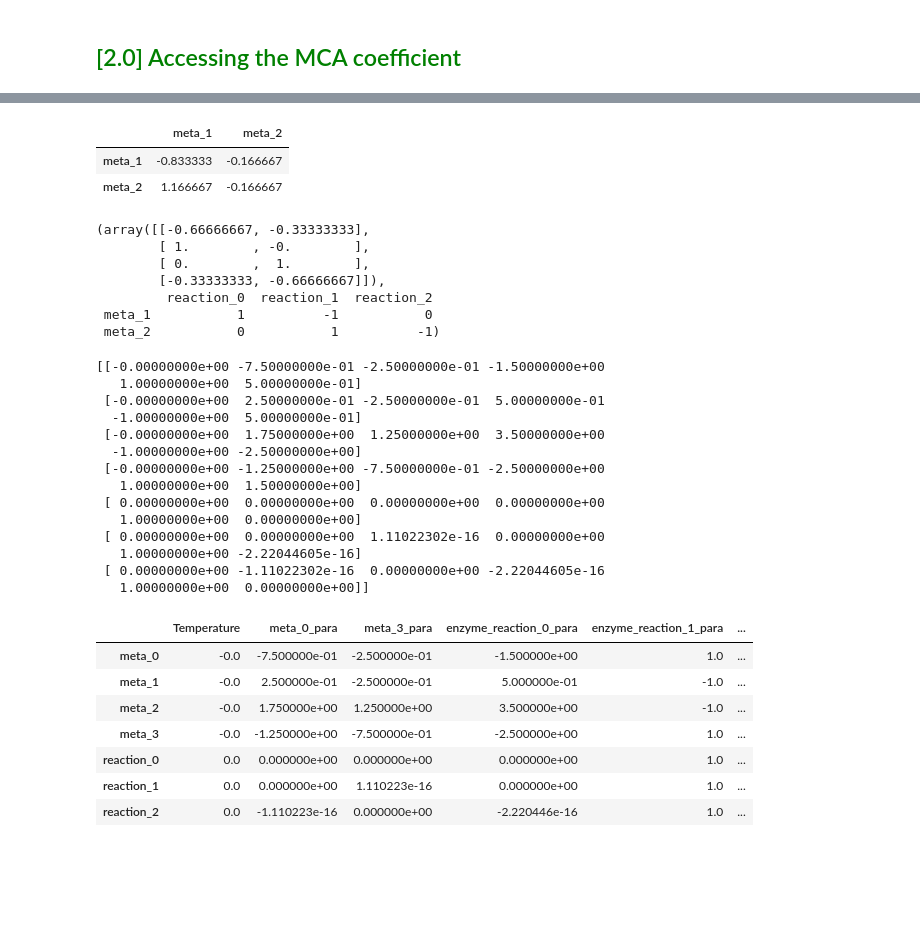
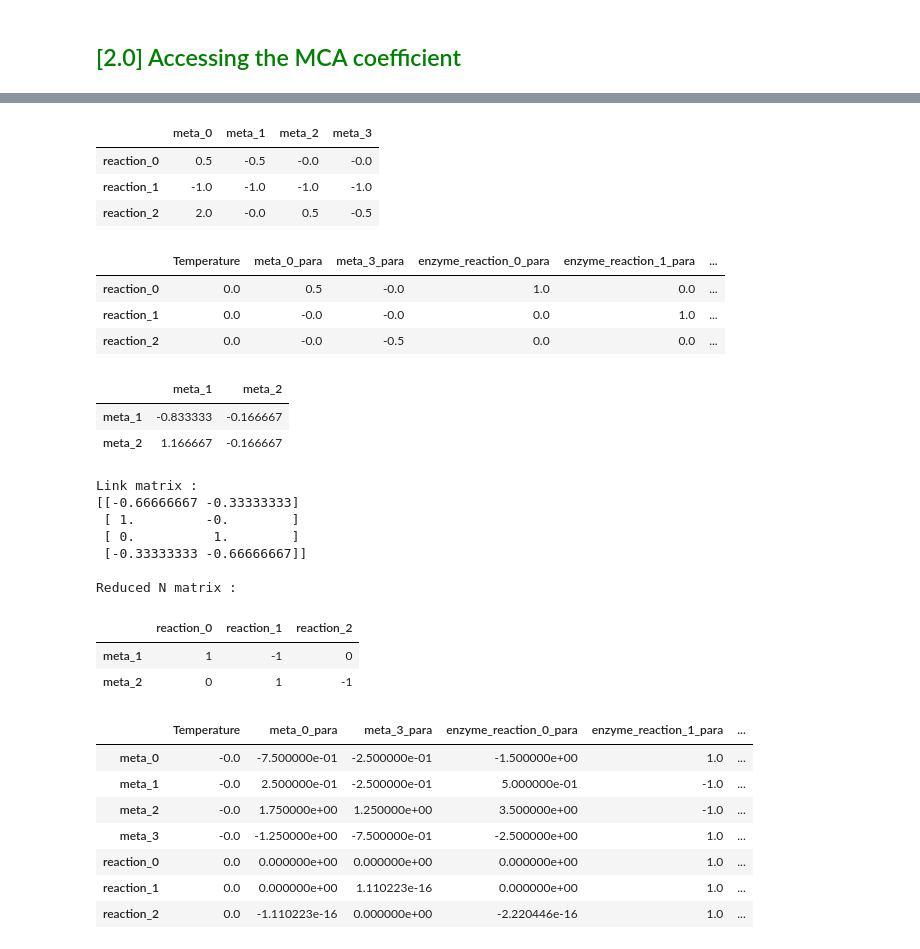
Before and after one commit to tuturax/BadAss, a Jupyter notebook: test_class.ipynb, the cells around one changed output, grey strips where cells are left out. Cells and saved outputs as stored; diff of their text form; code cells hidden in the pictures; blank space fills up the shorter version.

```diff
--- a/test_class.ipynb
+++ b/test_class.ipynb
@@ -373,36 +391,38 @@ momo.elasticity.s.df
+# %%
+momo.elasticity.s.df
+# %% [output]
+|  | meta_0 | meta_1 | meta_2 | meta_3 |
+| reaction_0 | 0.5 | -0.5 | -0.0 | -0.0 |
+| reaction_1 | -1.0 | -1.0 | -1.0 | -1.0 |
+| reaction_2 | 2.0 | -0.0 | 0.5 | -0.5 |
+# %%
+momo.elasticity.p.df
+# %% [output]
+|  | Temperature | meta_0_para | meta_3_para | enzyme_reaction_0_para | enzyme_reaction_1_para | ... |
+| reaction_0 | 0.0 | 0.5 | -0.0 | 1.0 | 0.0 | ... |
+| reaction_1 | 0.0 | -0.0 | -0.0 | 0.0 | 1.0 | ... |
+| reaction_2 | 0.0 | -0.0 | -0.5 | 0.0 | 0.0 | ... |
 # %%
 momo.Jacobian
 # %% [output]
 |  | meta_1 | meta_2 |
 | meta_1 | -0.833333 | -0.166667 |
 | meta_2 | 1.166667 | -0.166667 |
-# %%
-momo.Link_matrix
-# %% [output]
-(array([[-0.66666667, -0.33333333],
-        [ 1.        , -0.        ],
-        [ 0.        ,  1.        ],
-        [-0.33333333, -0.66666667]]),
-         reaction_0  reaction_1  reaction_2
- meta_1           1          -1           0
- meta_2           0           1          -1)
-# %%
-momo.print()
-# %% [output]
-[[-0.00000000e+00 -7.50000000e-01 -2.50000000e-01 -1.50000000e+00
-   1.00000000e+00  5.00000000e-01]
- [-0.00000000e+00  2.50000000e-01 -2.50000000e-01  5.00000000e-01
-  -1.00000000e+00  5.00000000e-01]
- [-0.00000000e+00  1.75000000e+00  1.25000000e+00  3.50000000e+00
-  -1.00000000e+00 -2.50000000e+00]
- [-0.00000000e+00 -1.25000000e+00 -7.50000000e-01 -2.50000000e+00
-   1.00000000e+00  1.50000000e+00]
- [ 0.00000000e+00  0.00000000e+00  0.00000000e+00  0.00000000e+00
-   1.00000000e+00  0.00000000e+00]
- [ 0.00000000e+00  0.00000000e+00  1.11022302e-16  0.00000000e+00
-   1.00000000e+00 -2.22044605e-16]
- [ 0.00000000e+00 -1.11022302e-16  0.00000000e+00 -2.22044605e-16
-   1.00000000e+00  0.00000000e+00]]
+# %%
+print(f"Link matrix : \n{momo.Link_matrix[0]}\n")
+print(f"Reduced N matrix :")
+momo.Link_matrix[1]
+# %% [output]
+Link matrix :
+[[-0.66666667 -0.33333333]
+ [ 1.         -0.        ]
+ [ 0.          1.        ]
+ [-0.33333333 -0.66666667]]
+
+Reduced N matrix :
+|  | reaction_0 | reaction_1 | reaction_2 |
+| meta_1 | 1 | -1 | 0 |
+| meta_2 | 0 | 1 | -1 |
 # %%
 momo.R
 # %% [output]
```
Also changed, not shown: parts of 16 cells of this notebook, 7 other files.
